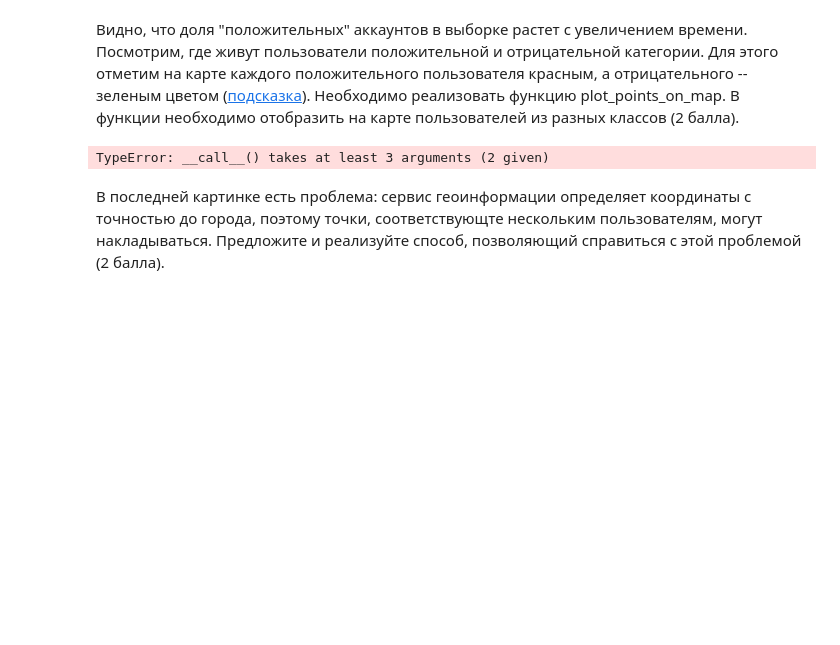
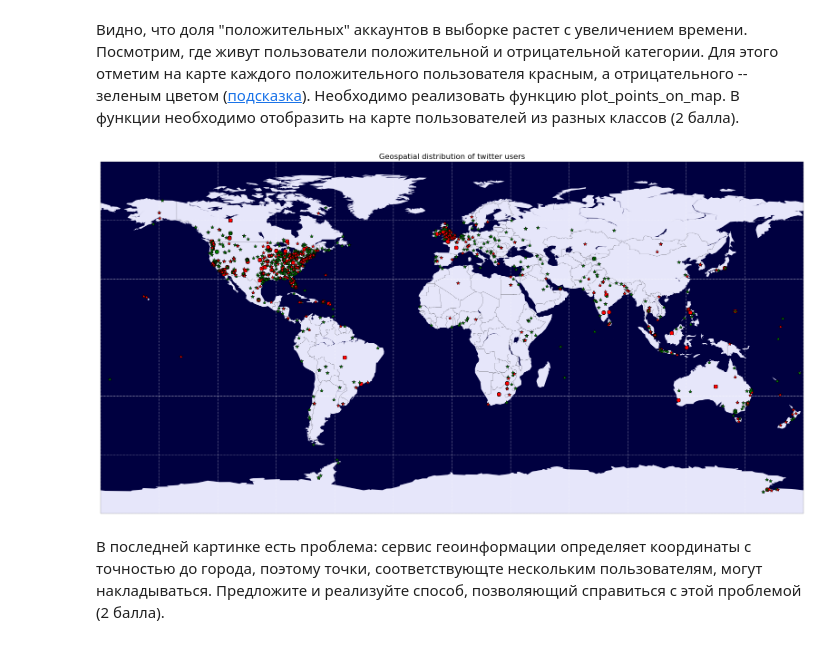
Before and after one commit to GoCodingIcreated/datamining, a Jupyter notebook: 1/homework-1-st.ipynb, the cells around one changed output. Saved outputs shown, nothing was run; the diff lists cells and outputs as text; code cells hidden in the pictures; blank space fills up the shorter version.

```diff
--- a/1/homework-1-st.ipynb
+++ b/1/homework-1-st.ipynb
@@ -324,45 +324,49 @@ def plot_points_on_map(df_full):
     """
     # your code here
 
     lon_pos = [lon for (lon, cls) in zip(df_full['lon'], df_full['cls']) if cls == 1]
     lon_neg = [lon for (lon, cls) in zip(df_full['lon'], df_full['cls']) if cls == 0]
     lat_pos = [lat for (lat, cls) in zip(df_full['lat'], df_full['cls']) if cls == 1]
     lat_neg = [lat for (lat, cls) in zip(df_full['lat'], df_full['cls']) if cls == 0]
     points = {}
     for point in zip(lon_pos, lat_pos):
         points[point] = points.get(point, 0) + 1
     for point in zip(lon_neg, lat_neg):
         points[point] = points.get(point, 0) + 1
 
-    o_pos, o_neg, x_pos, x_neg = [], [], [], []
+    o_pos, o_neg, x_pos, x_neg = ([], []), ([], []), ([], []), ([], [])
     for coord in zip(lon_pos, lat_pos):
-        if points[coord] > 10:
-            x_pos.append(coord)
+        if points[coord] < 5:
+            x_pos[0].append(coord[0])
+            x_pos[1].append(coord[1])
         else:
-            o_pos.append(coord)
+            o_pos[0].append(coord[0])
+            o_pos[1].append(coord[1])
     for coord in zip(lon_neg, lat_neg):
-        if points[coord] > 10:
-            x_neg.append(coord)
-        elif points[coord] > 0:
-            o_neg.append(coord)
-    x, y = m(zip(o_pos[0], o_pos[1]))
+        if points[coord] < 5:
+            x_neg[0].append(coord[0])
+            x_neg[1].append(coord[1])
+        else:
+            o_neg[0].append(coord[0])
+            o_neg[1].append(coord[1])
+    x, y = m(o_pos[0], o_pos[1])
     m.plot(x, y, 'o', color='g')
     x, y = m(o_neg[0], o_neg[1])
     m.plot(x, y, 'o', color='r')
 
     x, y = m(x_pos[0], x_pos[1])
-    m.plot(x, y, 'x', color='g')
+    m.plot(x, y, '*', color='g')
     x, y = m(x_neg[0], x_neg[1])
-    m.plot(x, y, 'x', color='r')
+    m.plot(x, y, '*', color='r')
 
 
 plot_points_on_map(df_full)
 
 pl.title("Geospatial distribution of twitter users")
 pl.legend()
 pl.show()
 # %% [output]
-TypeError: __call__() takes at least 3 arguments (2 given)
+[figure, added]
 # %% [markdown]
 В последней картинке есть проблема: сервис геоинформации определяет координаты с точностью до города, поэтому точки, соответствующте нескольким пользователям, могут накладываться. Предложите и реализуйте способ, позволяющий справиться с этой проблемой (2 балла).
 # %% [markdown]
```
Also changed, not shown: parts of 4 cells of this notebook.
